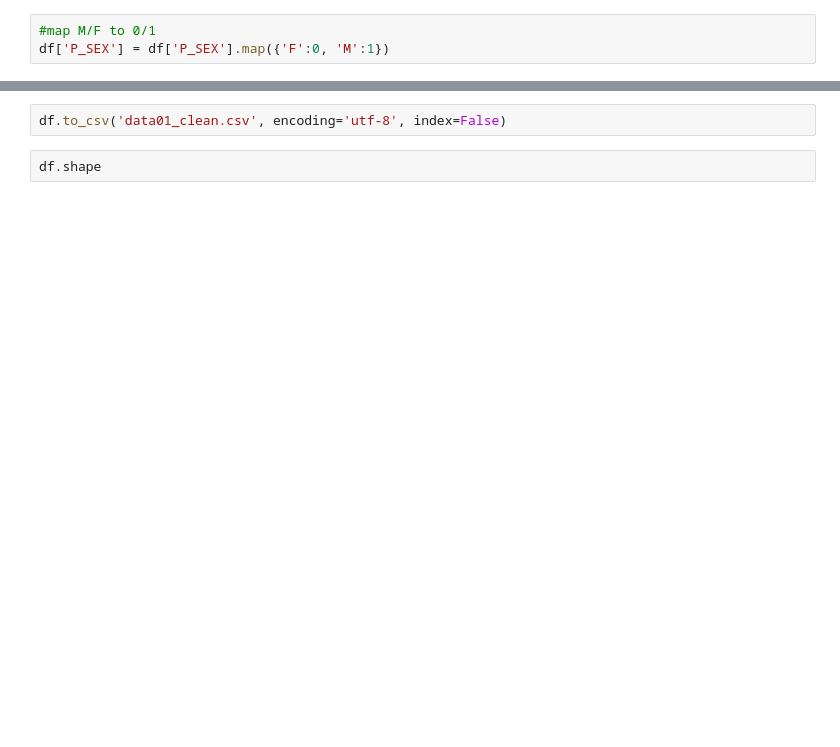
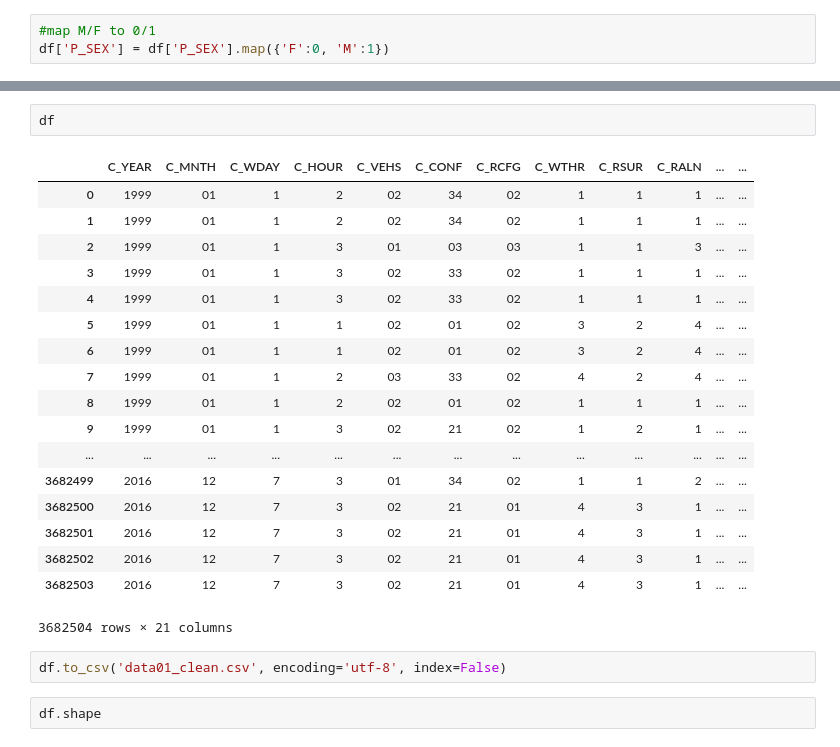
Before and after one commit to pgunabal/Capstone_CKME136_Winter_2018, a Jupyter notebook: CKME136_2018_dataprep.ipynb, the cells around one changed output, grey strips where cells are left out. Saved outputs shown, nothing was run; the diff lists cells and outputs as text; blank space fills up the shorter version.

```diff
--- a/CKME136_2018_dataprep.ipynb
+++ b/CKME136_2018_dataprep.ipynb
@@ -305,3 +356,24 @@ print(df.shape)
+# %%
+df
+# %% [output]
+|  | C_YEAR | C_MNTH | C_WDAY | C_HOUR | C_VEHS | C_CONF | C_RCFG | C_WTHR | C_RSUR | C_RALN | ... | ... |
+| 0 | 1999 | 01 | 1 | 2 | 02 | 34 | 02 | 1 | 1 | 1 | ... | ... |
+| 1 | 1999 | 01 | 1 | 2 | 02 | 34 | 02 | 1 | 1 | 1 | ... | ... |
+| 2 | 1999 | 01 | 1 | 3 | 01 | 03 | 03 | 1 | 1 | 3 | ... | ... |
+| 3 | 1999 | 01 | 1 | 3 | 02 | 33 | 02 | 1 | 1 | 1 | ... | ... |
+| 4 | 1999 | 01 | 1 | 3 | 02 | 33 | 02 | 1 | 1 | 1 | ... | ... |
+| 5 | 1999 | 01 | 1 | 1 | 02 | 01 | 02 | 3 | 2 | 4 | ... | ... |
+| 6 | 1999 | 01 | 1 | 1 | 02 | 01 | 02 | 3 | 2 | 4 | ... | ... |
+| 7 | 1999 | 01 | 1 | 2 | 03 | 33 | 02 | 4 | 2 | 4 | ... | ... |
+| 8 | 1999 | 01 | 1 | 2 | 02 | 01 | 02 | 1 | 1 | 1 | ... | ... |
+| 9 | 1999 | 01 | 1 | 3 | 02 | 21 | 02 | 1 | 2 | 1 | ... | ... |
+| ... | ... | ... | ... | ... | ... | ... | ... | ... | ... | ... | ... | ... |
+| 3682499 | 2016 | 12 | 7 | 3 | 01 | 34 | 02 | 1 | 1 | 2 | ... | ... |
+| 3682500 | 2016 | 12 | 7 | 3 | 02 | 21 | 01 | 4 | 3 | 1 | ... | ... |
+| 3682501 | 2016 | 12 | 7 | 3 | 02 | 21 | 01 | 4 | 3 | 1 | ... | ... |
+| 3682502 | 2016 | 12 | 7 | 3 | 02 | 21 | 01 | 4 | 3 | 1 | ... | ... |
+| 3682503 | 2016 | 12 | 7 | 3 | 02 | 21 | 01 | 4 | 3 | 1 | ... | ... |
+3682504 rows × 21 columns
 # %%
 df.to_csv('data01_clean.csv', encoding='utf-8', index=False)
 # %%
```
Also changed, not shown: parts of 19 cells of this notebook, 1 other file.
